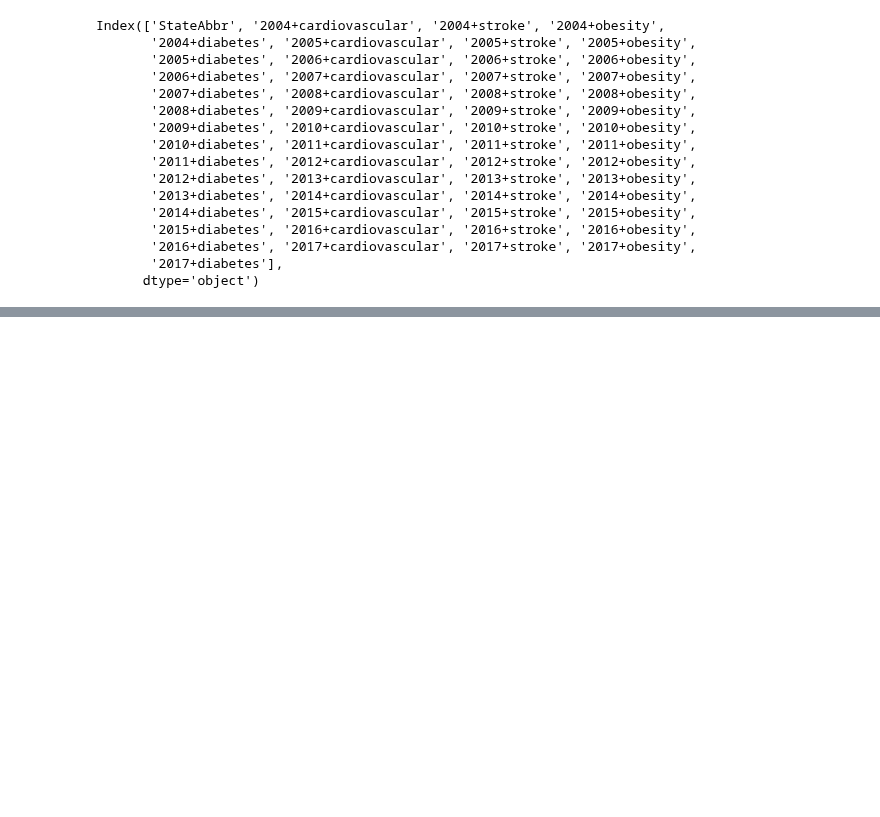
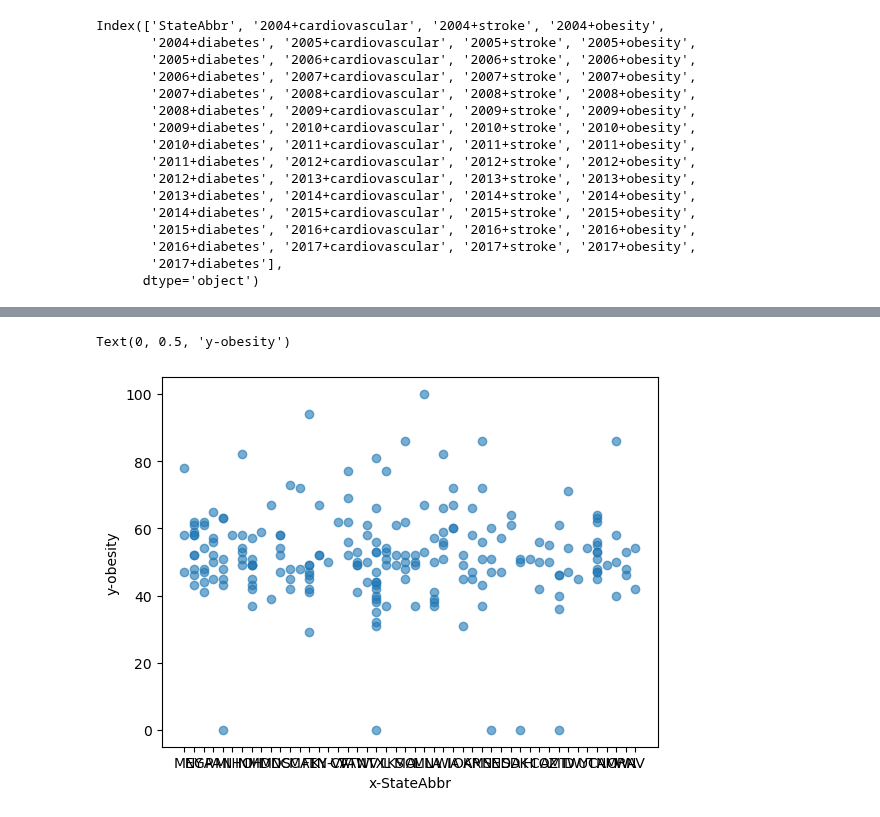
Before and after one commit to HardoModo/Dev10-Capstone, a Jupyter notebook: Jin/Malnutrition by income.ipynb, the cells around one changed output, grey strips where cells are left out. Saved outputs shown, nothing was run; the diff lists cells and outputs as text; code cells hidden in the pictures; blank space fills up the shorter version.

```diff
--- a/Jin/Malnutrition by income.ipynb
+++ b/Jin/Malnutrition by income.ipynb
@@ -144,0 +244,7 @@ health_df
+# %%
+plt.scatter(health_df['StateAbbr'], health_df['2017_obesity'], alpha=0.6)
+plt.xlabel("x-StateAbbr")
+plt.ylabel("y-obesity")
+# %% [output]
+Text(0, 0.5, 'y-obesity')
+[figure, added]
```
Also changed, not shown: parts of 30 cells of this notebook, 2 other files.
